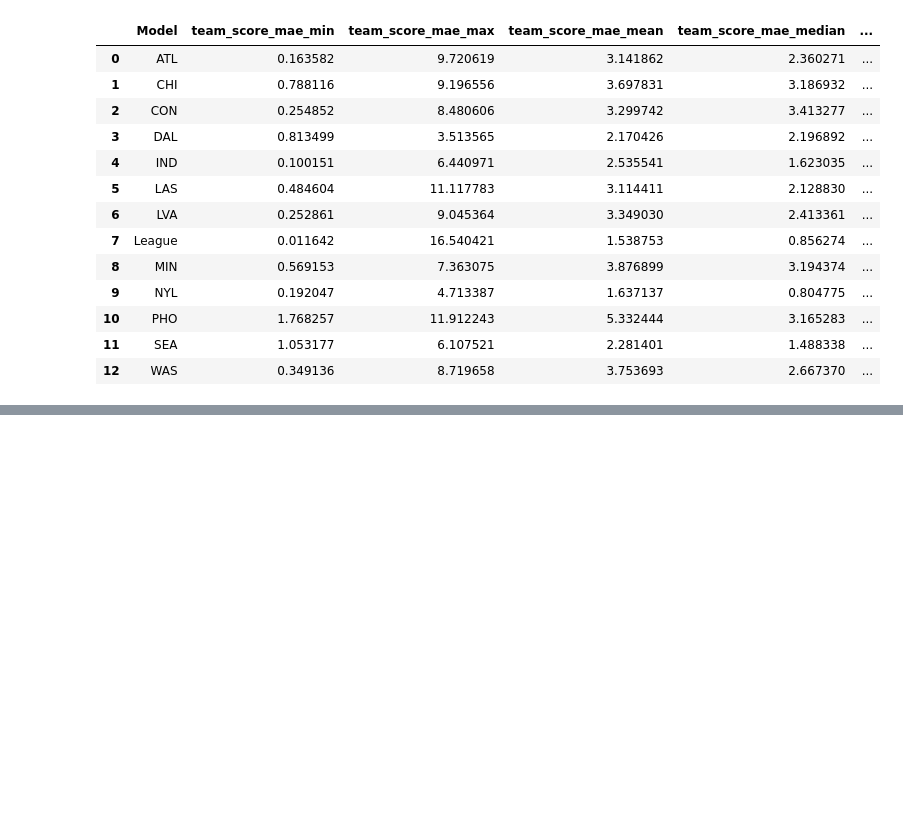
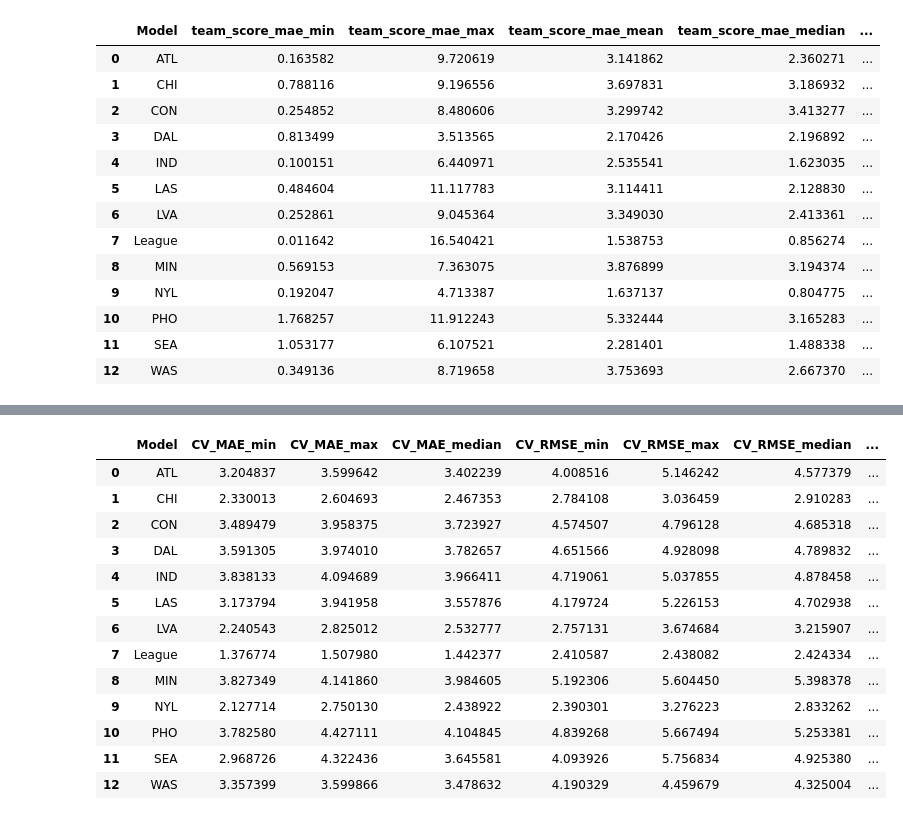
Before and after one commit to colterwood/LHL-final-final-project, a Jupyter notebook: notebooks/11_multiregressor_xgb.ipynb, the cells around one changed output, grey strips where cells are left out. Cells and saved outputs as stored; diff of their text form; code cells hidden in the pictures; blank space fills up the shorter version.

```diff
--- a/notebooks/11_multiregressor_xgb.ipynb
+++ b/notebooks/11_multiregressor_xgb.ipynb
@@ -1941,0 +2395,4 @@ files.download("wnba_model_config.json")
+# %%
+# save to file
+with open("best_params_ATL.json", "w") as f:
+    json.dump(atl_best, f, indent=2)
@@ -1941,0 +3855,16 @@ files.download("wnba_model_config.json")
+# %%
+# manually create a dictionary mapping team codes to best param dicts
+team_params = {
+    "ATL": atl_best,
+    "CHI": chi_best,
+    "CON": con_best,
+    "DAL": dal_best,
+    "IND": ind_best,
+    "LAS": las_best,
+    "LVA": lva_best,
+    "MIN": min_best,
+    "NYL": nyl_best,
+    "PHO": pho_best,
+    "SEA": sea_best,
+    "WAS": was_best
+}
@@ -1941,0 +4073,47 @@ files.download("wnba_model_config.json")
+# %%
+# Use your existing grid_results list
+grid_results_df = pd.DataFrame(grid_results)
+
+# Summarize grid results by Model across both targets
+grid_summary = grid_results_df.groupby("Model").agg({
+    "CV_MAE": ["min", "max", "median"],
+    "CV_RMSE": ["min", "max", "median"]
+}).reset_index()
+
+# Flatten column names
+grid_summary.columns = [
+    "Model", "CV_MAE_min_grid", "CV_MAE_max_grid", "CV_MAE_median_grid",
+    "CV_RMSE_min_grid", "CV_RMSE_max_grid", "CV_RMSE_median_grid"
+]
+
+# Your original before-metrics DataFrame (reuse from earlier)
+before_metrics = pd.DataFrame({
+    "Model": ["ATL", "CHI", "CON", "DAL", "IND", "LAS", "LVA", "League", "MIN", "NYL", "PHO", "SEA", "WAS"],
+    "CV_MAE_min": [3.204837, 2.330013, 3.489479, 3.591305, 3.838133, 3.173794, 2.240543, 1.376774, 3.827349, 2.127714, 3.782580, 2.968726, 3.357399],
+    "CV_MAE_max": [3.599642, 2.604693, 3.958375, 3.974010, 4.094689, 3.941958, 2.825012, 1.507980, 4.141860, 2.750130, 4.427111, 4.322436, 3.599866],
+    "CV_MAE_median": [3.402239, 2.467353, 3.723927, 3.782657, 3.966411, 3.557876, 2.532777, 1.442377, 3.984605, 2.438922, 4.104845, 3.645581, 3.478632],
+    "CV_RMSE_min": [4.008516, 2.784108, 4.574507, 4.651566, 4.719061, 4.179724, 2.757131, 2.410587, 5.192306, 2.390301, 4.839268, 4.093926, 4.190329],
+    "CV_RMSE_max": [5.146242, 3.036459, 4.796128, 4.928098, 5.037855, 5.226153, 3.674684, 2.438082, 5.604450, 3.276223, 5.667494, 5.756834, 4.459679],
+    "CV_RMSE_median": [4.577379, 2.910283, 4.685318, 4.789832, 4.878458, 4.702938, 3.215907, 2.424334, 5.398378, 2.833262, 5.253381, 4.925380, 4.325004]
+})
+
+# Merge results
+comparison_df = before_metrics.merge(grid_summary, on="Model", how="left")
+
+# View comparison
+comparison_df.sort_values("Model")
+# %% [output]
+|  | Model | CV_MAE_min | CV_MAE_max | CV_MAE_median | CV_RMSE_min | CV_RMSE_max | CV_RMSE_median | ... |
+| 0 | ATL | 3.204837 | 3.599642 | 3.402239 | 4.008516 | 5.146242 | 4.577379 | ... |
+| 1 | CHI | 2.330013 | 2.604693 | 2.467353 | 2.784108 | 3.036459 | 2.910283 | ... |
+| 2 | CON | 3.489479 | 3.958375 | 3.723927 | 4.574507 | 4.796128 | 4.685318 | ... |
+| 3 | DAL | 3.591305 | 3.974010 | 3.782657 | 4.651566 | 4.928098 | 4.789832 | ... |
+| 4 | IND | 3.838133 | 4.094689 | 3.966411 | 4.719061 | 5.037855 | 4.878458 | ... |
+| 5 | LAS | 3.173794 | 3.941958 | 3.557876 | 4.179724 | 5.226153 | 4.702938 | ... |
+| 6 | LVA | 2.240543 | 2.825012 | 2.532777 | 2.757131 | 3.674684 | 3.215907 | ... |
+| 7 | League | 1.376774 | 1.507980 | 1.442377 | 2.410587 | 2.438082 | 2.424334 | ... |
+| 8 | MIN | 3.827349 | 4.141860 | 3.984605 | 5.192306 | 5.604450 | 5.398378 | ... |
+| 9 | NYL | 2.127714 | 2.750130 | 2.438922 | 2.390301 | 3.276223 | 2.833262 | ... |
+| 10 | PHO | 3.782580 | 4.427111 | 4.104845 | 4.839268 | 5.667494 | 5.253381 | ... |
+| 11 | SEA | 2.968726 | 4.322436 | 3.645581 | 4.093926 | 5.756834 | 4.925380 | ... |
+| 12 | WAS | 3.357399 | 3.599866 | 3.478632 | 4.190329 | 4.459679 | 4.325004 | ... |
```
Also changed, not shown: parts of 69 cells of this notebook, 18 other files.
